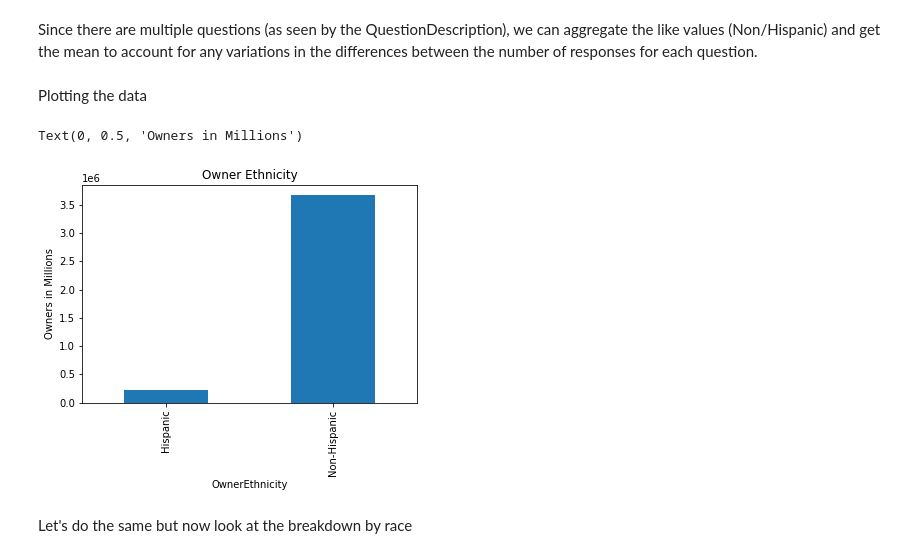
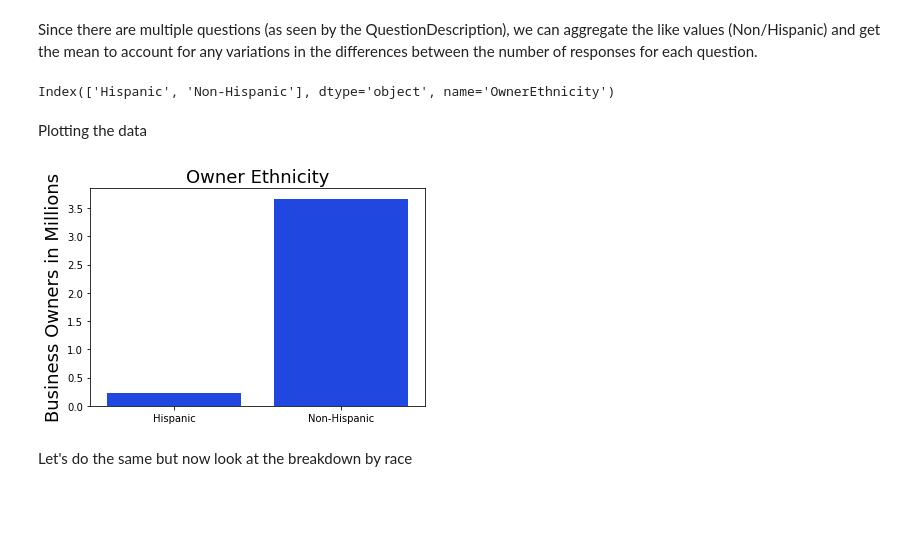
Before and after one commit to c-rod51/census-annual-business-survey, a Jupyter notebook: Visualizations.ipynb, the cells around one changed output. Cells and saved outputs as stored; diff of their text form; code cells hidden in the pictures; blank space fills up the shorter version.

Commit message:
add final visualizations

```diff
--- a/Visualizations.ipynb
+++ b/Visualizations.ipynb
@@ -33,16 +33,20 @@ business_owner_ethnicity = business_owner_characteristics[(business_owner_charac
 Since there are multiple questions (as seen by the QuestionDescription), we can aggregate the like values (Non/Hispanic) and get the mean to account for any variations in the differences between the number of responses for each question.
 # %%
 non_total_owner_ethnicity = business_owner_ethnicity.groupby('OwnerEthnicity')['NumberOfOwners'].mean()
+# %%
+non_total_owner_ethnicity.index
+# %% [output]
+Index(['Hispanic', 'Non-Hispanic'], dtype='object', name='OwnerEthnicity')
 # %% [markdown]
 Plotting the data
-# %%
-non_total_owner_ethnicity.plot(kind='bar')
-plt.title('Owner Ethnicity')
-plt.ylabel('Owners in Millions')
-#plt.savefig(r'Visuals\OwnerEthnicity.png')
-# %% [output]
-Text(0, 0.5, 'Owners in Millions')
-[figure, removed]
+# %%
+ax = sns.barplot(x=non_total_owner_ethnicity.index, y=(non_total_owner_ethnicity.values)/1000000, color='#0034FF')
+ax.set_xticklabels(ax.get_xticklabels())
+ax.set_title('Owner Ethnicity', size=18)
+ax.set_xlabel('')
+ax.set_ylabel('Business Owners in Millions', size=18);
+# %% [output]
+[figure, added]
 # %% [markdown]
 Let's do the same but now look at the breakdown by race
 # %%
```
Also changed, not shown: parts of 42 cells of this notebook.
